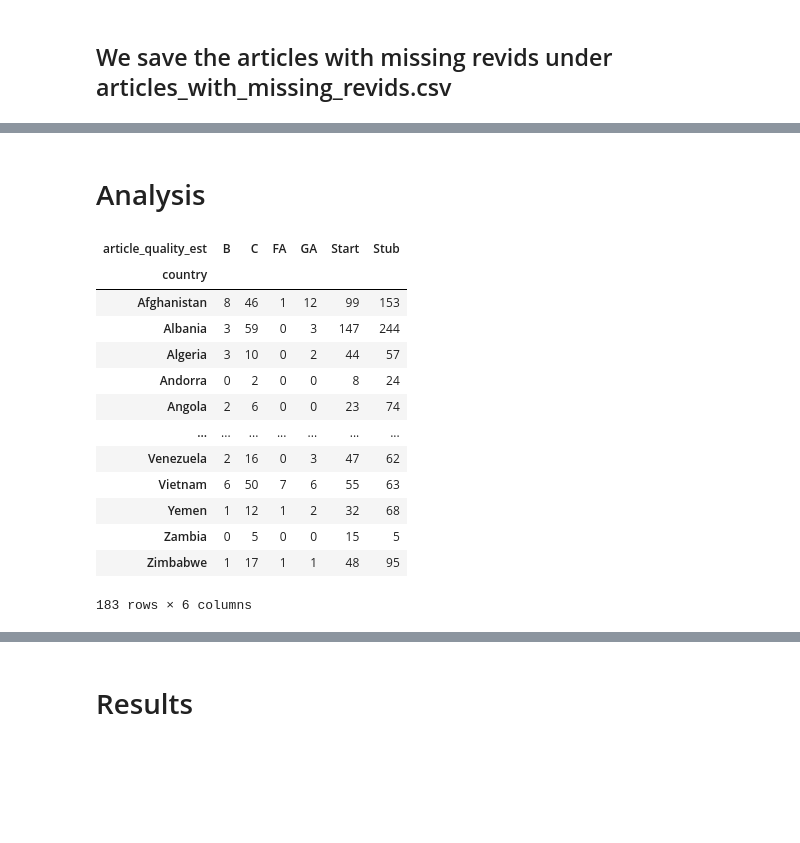
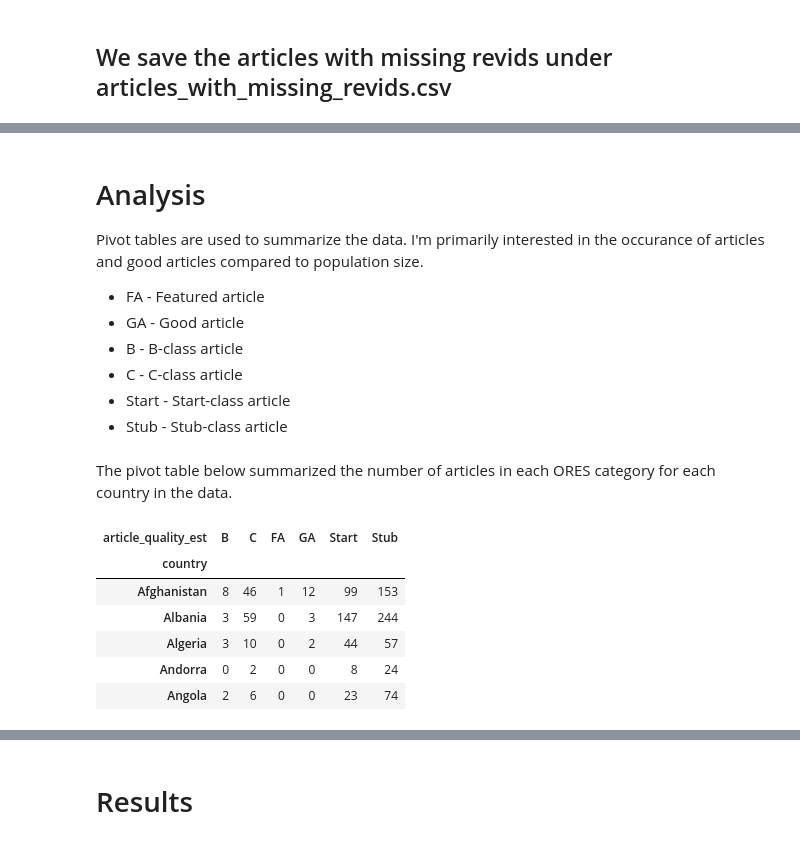
Before and after one commit to savageGrant/data-512-a2, a Jupyter notebook: hcds-a2-bias.ipynb, the cells around one changed output, grey strips where cells are left out. Cells and saved outputs as stored; diff of their text form; code cells hidden in the pictures; blank space fills up the shorter version.

```diff
--- a/hcds-a2-bias.ipynb
+++ b/hcds-a2-bias.ipynb
@@ -145,3 +147,12 @@ all_country_no_match_df = pd.DataFrame(all_country_no_match, columns=['country']
 all_country_no_match_df.to_csv('processed_data/wp_wpds_countries-no_match.csv')
-# %% [markdown]
-# Analysis
+# %% [markdown]
+# Analysis
+
+Pivot tables are used to summarize the data. I'm primarily interested in the occurance of articles and good articles compared to population size.
+
+* FA - Featured article
+* GA - Good article
+* B - B-class article
+* C - C-class article
+* Start - Start-class article
+* Stub - Stub-class article
@@ -148,24 +163,19 @@ all_country_no_match_df.to_csv('processed_data/wp_wpds_countries-no_match.csv')
+# %% [markdown]
+The pivot table below summarized the number of articles in each ORES category for each country in the data.
 # %%
 analysis_df = pd.pivot_table(wpds_pbc,
                              index=['country'],
                              columns=['article_quality_est'],
                              aggfunc={'article_quality_est': 'count'},
                              fill_value=0
                             )
 analysis_df.columns = analysis_df.columns.droplevel() #clean up multilevel index
-analysis_df
+analysis_df.head()
 # %% [output]
 | article_quality_est | B | C | FA | GA | Start | Stub |
 | country |  |  |  |  |  |  |
 | Afghanistan | 8 | 46 | 1 | 12 | 99 | 153 |
 | Albania | 3 | 59 | 0 | 3 | 147 | 244 |
 | Algeria | 3 | 10 | 0 | 2 | 44 | 57 |
 | Andorra | 0 | 2 | 0 | 0 | 8 | 24 |
 | Angola | 2 | 6 | 0 | 0 | 23 | 74 |
-| ... | ... | ... | ... | ... | ... | ... |
-| Venezuela | 2 | 16 | 0 | 3 | 47 | 62 |
-| Vietnam | 6 | 50 | 7 | 6 | 55 | 63 |
-| Yemen | 1 | 12 | 1 | 2 | 32 | 68 |
-| Zambia | 0 | 5 | 0 | 0 | 15 | 5 |
-| Zimbabwe | 1 | 17 | 1 | 1 | 48 | 95 |
-183 rows × 6 columns
```
Also changed, not shown: parts of 27 cells of this notebook.
